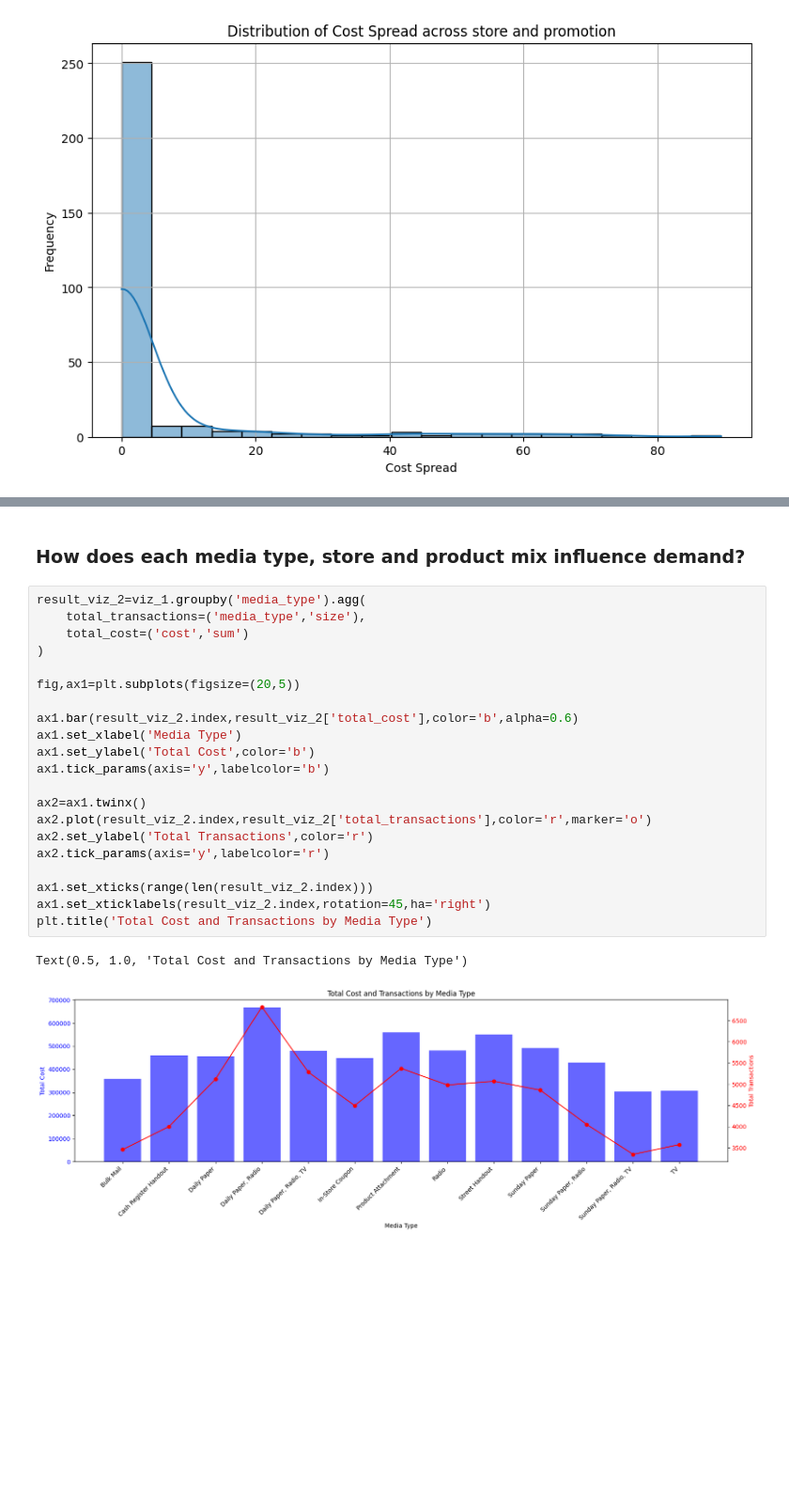
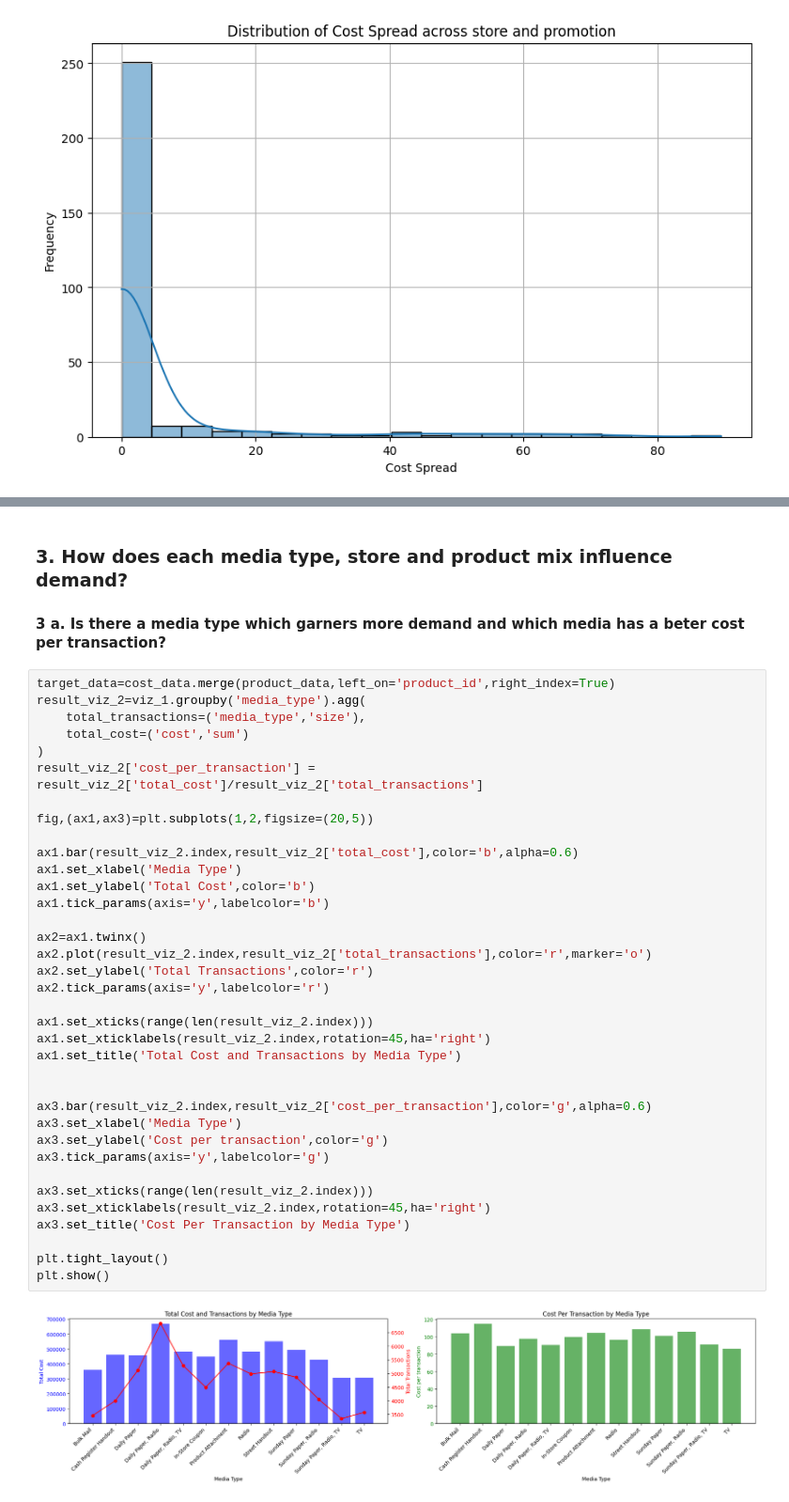
Before and after one commit to BenRoshan100/Customer-AcquisitionCost-Prediction, a Jupyter notebook: campaign_eda.ipynb, the cells around one changed output, grey strips where cells are left out. Shown at 94% size. Cells and saved outputs as stored; diff of their text form; blank space fills up the shorter version.

```diff
--- a/campaign_eda.ipynb
+++ b/campaign_eda.ipynb
@@ -230,28 +241,43 @@ viz_1.head()
 | 3 | USA | 126.62 | 0 | 1305 | 620 | 0 | Bag Stuffers | Daily Paper, Radio |
 | 4 | USA | 126.62 | 0 | 213 | 642 | 0 | Bag Stuffers | Daily Paper, Radio |
 # %% [markdown]
-### How does each media type, store and product mix influence demand?
+### 3. How does each media type, store and product mix influence demand?
+#### 3 a. Is there a media type which garners more demand and which media has a beter cost per transaction?
 # %%
+target_data=cost_data.merge(product_data,left_on='product_id',right_index=True)
 result_viz_2=viz_1.groupby('media_type').agg(
     total_transactions=('media_type','size'),
     total_cost=('cost','sum')
 )
+result_viz_2['cost_per_transaction'] = result_viz_2['total_cost']/result_viz_2['total_transactions']
 
-fig,ax1=plt.subplots(figsize=(20,5))
+fig,(ax1,ax3)=plt.subplots(1,2,figsize=(20,5))
 
 ax1.bar(result_viz_2.index,result_viz_2['total_cost'],color='b',alpha=0.6)
 ax1.set_xlabel('Media Type')
 ax1.set_ylabel('Total Cost',color='b')
 ax1.tick_params(axis='y',labelcolor='b')
 
 ax2=ax1.twinx()
 ax2.plot(result_viz_2.index,result_viz_2['total_transactions'],color='r',marker='o')
 ax2.set_ylabel('Total Transactions',color='r')
 ax2.tick_params(axis='y',labelcolor='r')
 
 ax1.set_xticks(range(len(result_viz_2.index)))
 ax1.set_xticklabels(result_viz_2.index,rotation=45,ha='right')
-plt.title('Total Cost and Transactions by Media Type')
+ax1.set_title('Total Cost and Transactions by Media Type')
+
+
+ax3.bar(result_viz_2.index,result_viz_2['cost_per_transaction'],color='g',alpha=0.6)
+ax3.set_xlabel('Media Type')
+ax3.set_ylabel('Cost per transaction',color='g')
+ax3.tick_params(axis='y',labelcolor='g')
+
+ax3.set_xticks(range(len(result_viz_2.index)))
+ax3.set_xticklabels(result_viz_2.index,rotation=45,ha='right')
+ax3.set_title('Cost Per Transaction by Media Type')
+
+plt.tight_layout()
+plt.show()
 # %% [output]
-Text(0.5, 1.0, 'Total Cost and Transactions by Media Type')
-[figure, old version]
+[figure, new version]
```
Also changed, not shown: parts of 9 cells of this notebook.
